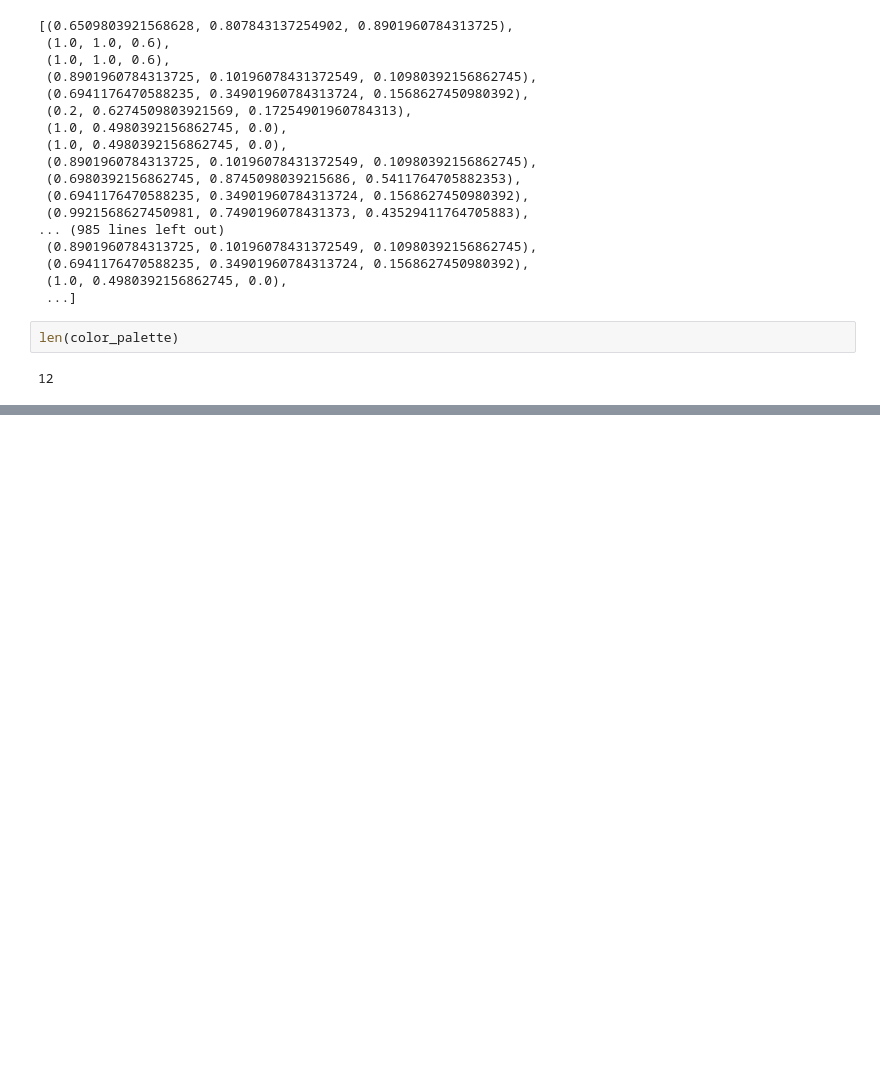
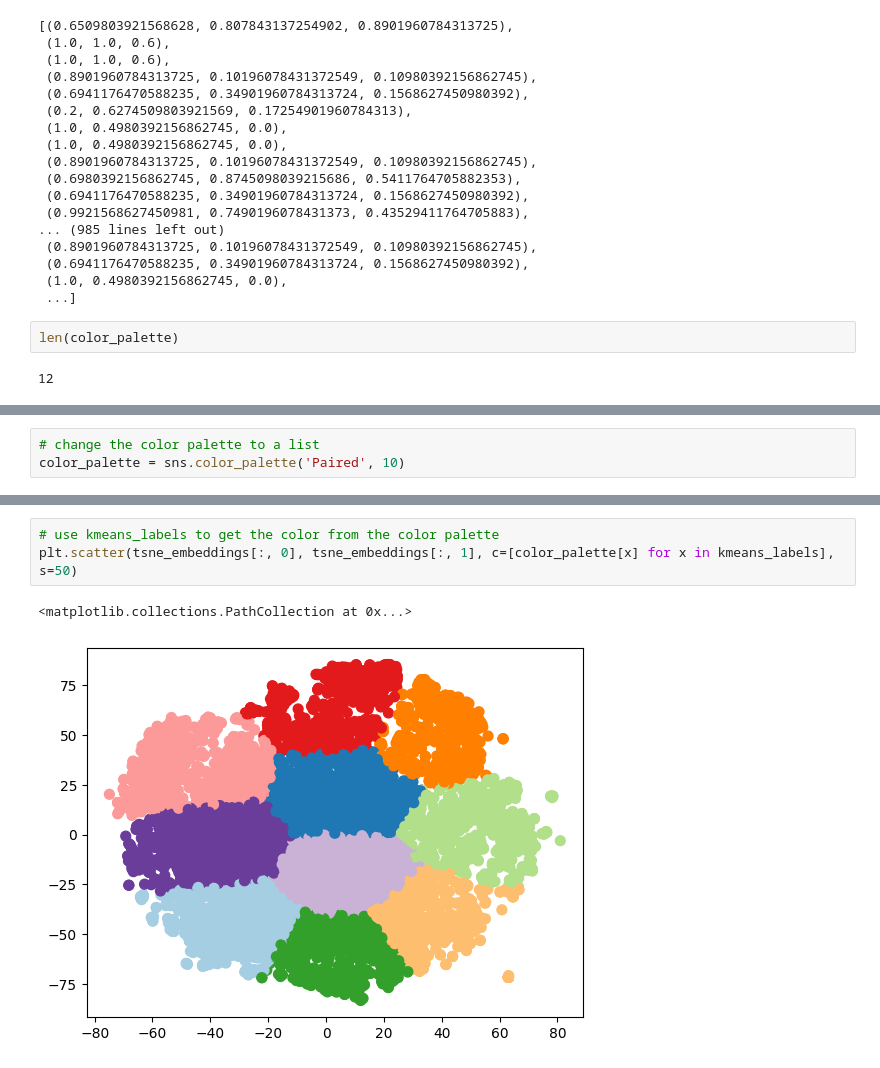
Before and after one commit to cviviers/nanotech_agent, a Jupyter notebook: analysis.ipynb, the cells around one changed output, grey strips where cells are left out. Cells and saved outputs as stored; diff of their text form; blank space fills up the shorter version.

```diff
--- a/analysis.ipynb
+++ b/analysis.ipynb
@@ -156,0 +175,3 @@ len(color_palette)
+# %%
+# change the color palette to a list
+color_palette = sns.color_palette('Paired', 10)
@@ -156,0 +197,6 @@ len(color_palette)
+# %%
+# use kmeans_labels to get the color from the color palette
+plt.scatter(tsne_embeddings[:, 0], tsne_embeddings[:, 1], c=[color_palette[x] for x in kmeans_labels], s=50)
+# %% [output]
+<matplotlib.collections.PathCollection at 0x...>
+[figure, added]
```
Also changed, not shown: parts of 7 cells of this notebook, 1 other file.
